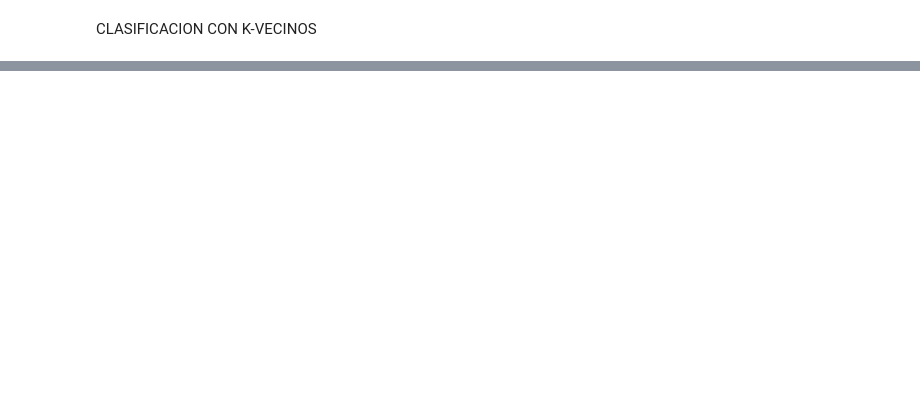
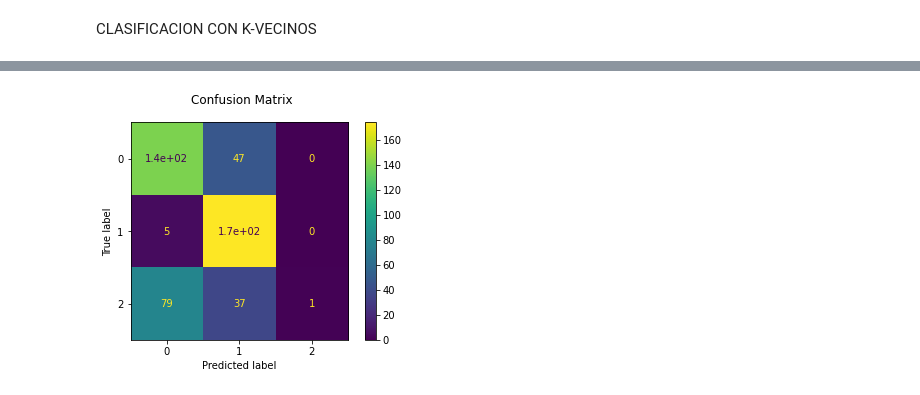
Before and after one commit to ValentinBarco/Aprendisaje-de-maquina, a Jupyter notebook: Proyecto_MID.ipynb, the cells around one changed output, grey strips where cells are left out. Drawn from its saved outputs; the diff is of its cells as text; code cells hidden in the pictures; blank space fills up the shorter version.

```diff
--- a/Proyecto_MID.ipynb
+++ b/Proyecto_MID.ipynb
@@ -138,0 +200,5 @@ ValueError: ignored
+# %%
+disp = metrics.plot_confusion_matrix(clasificador, X_test, y_test)
+disp.figure_.suptitle("Confusion Matrix");
+# %% [output]
+[figure, added]
```
Also changed, not shown: parts of 10 cells of this notebook.
